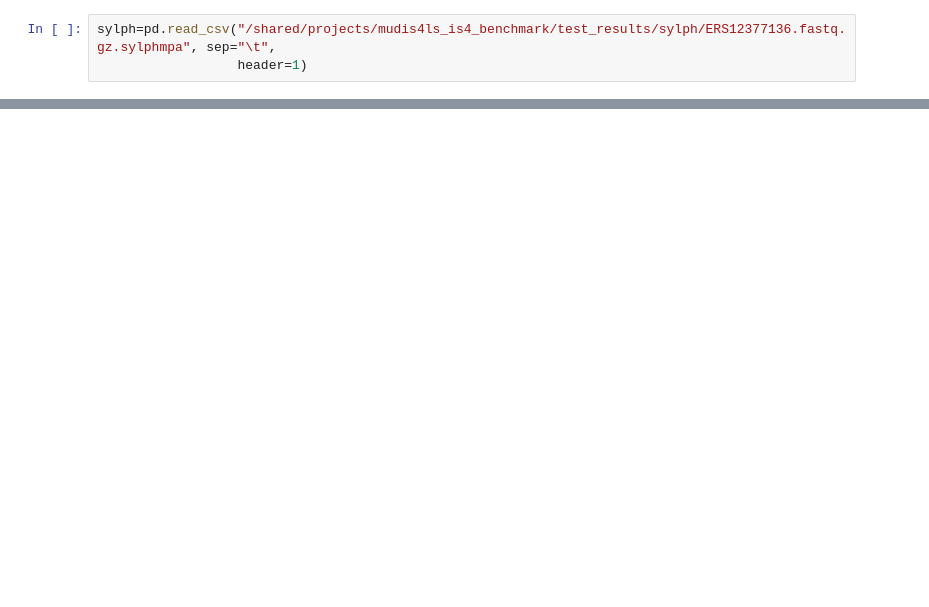
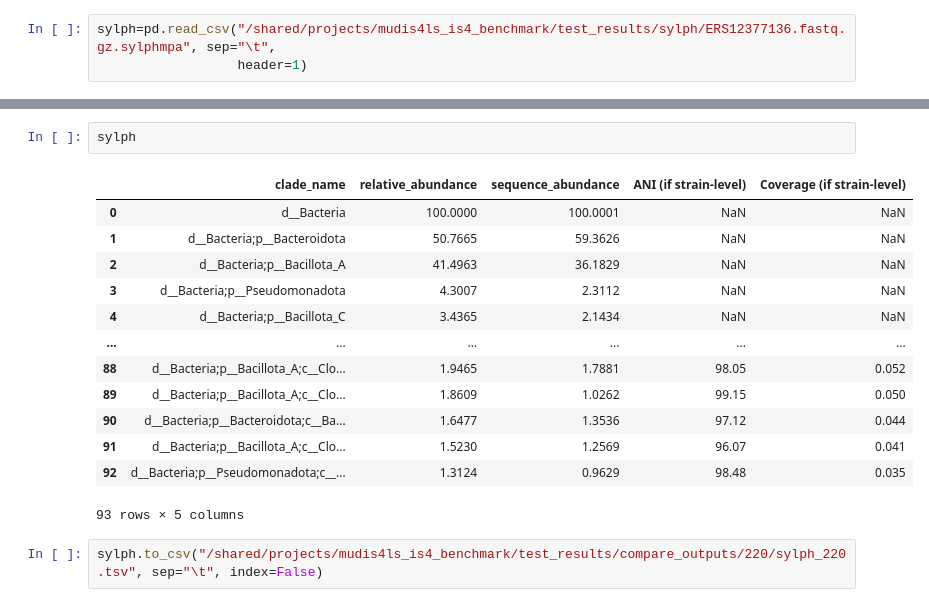
Before and after one commit to vivekbibs/IS4, a Jupyter notebook: compare_outputs/207_to_220.ipynb, the cells around one changed output, grey strips where cells are left out. Drawn from its saved outputs; the diff is of its cells as text; blank space fills up the shorter version.

```diff
--- a/compare_outputs/207_to_220.ipynb
+++ b/compare_outputs/207_to_220.ipynb
@@ -202,0 +240,18 @@ sylph["clade_name"] = sylph["clade_name"].str.replace(
+# %%
+sylph
+# %% [output]
+|  | clade_name | relative_abundance | sequence_abundance | ANI (if strain-level) | Coverage (if strain-level) |
+| 0 | d__Bacteria | 100.0000 | 100.0001 | NaN | NaN |
+| 1 | d__Bacteria;p__Bacteroidota | 50.7665 | 59.3626 | NaN | NaN |
+| 2 | d__Bacteria;p__Bacillota_A | 41.4963 | 36.1829 | NaN | NaN |
+| 3 | d__Bacteria;p__Pseudomonadota | 4.3007 | 2.3112 | NaN | NaN |
+| 4 | d__Bacteria;p__Bacillota_C | 3.4365 | 2.1434 | NaN | NaN |
+| ... | ... | ... | ... | ... | ... |
+| 88 | d__Bacteria;p__Bacillota_A;c__Clo... | 1.9465 | 1.7881 | 98.05 | 0.052 |
+| 89 | d__Bacteria;p__Bacillota_A;c__Clo... | 1.8609 | 1.0262 | 99.15 | 0.050 |
+| 90 | d__Bacteria;p__Bacteroidota;c__Ba... | 1.6477 | 1.3536 | 97.12 | 0.044 |
+| 91 | d__Bacteria;p__Bacillota_A;c__Clo... | 1.5230 | 1.2569 | 96.07 | 0.041 |
+| 92 | d__Bacteria;p__Pseudomonadota;c__... | 1.3124 | 0.9629 | 98.48 | 0.035 |
+93 rows × 5 columns
+# %%
+sylph.to_csv("/shared/projects/mudis4ls_is4_benchmark/test_results/compare_outputs/220/sylph_220.tsv", sep="\t", index=False)
```
Also changed, not shown: parts of 7 cells of this notebook, 6 other files.
